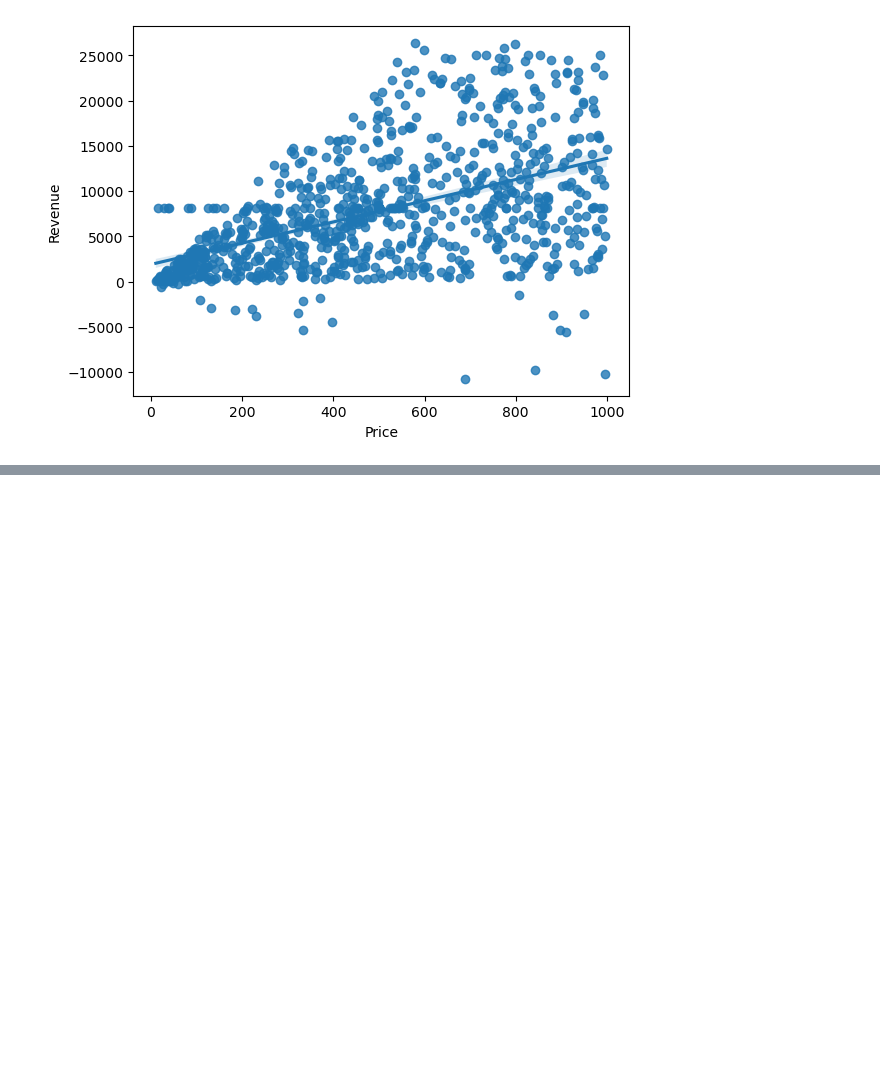
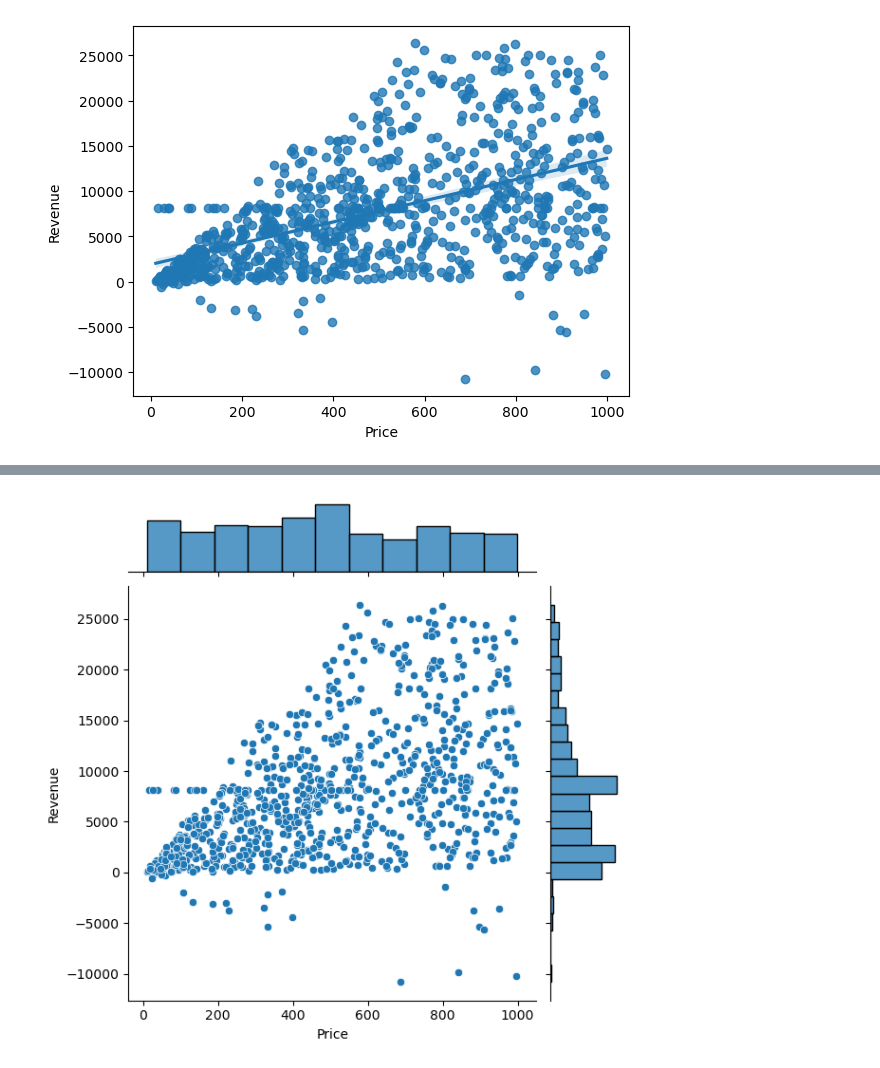
Before and after one commit to HarikaNune82/DSC-Challenges, a Jupyter notebook: Sales Data Challenge.ipynb, the cells around one changed output, grey strips where cells are left out. Drawn from its saved outputs; the diff is of its cells as text; code cells hidden in the pictures; blank space fills up the shorter version.

```diff
--- a/Sales Data Challenge.ipynb
+++ b/Sales Data Challenge.ipynb
@@ -304,0 +311,5 @@ plt.show()
+# %%
+sns.jointplot(data=dataset, x='Price', y='Revenue')
+plt.show()
+# %% [output]
+[figure, added]
```
Also changed, not shown: parts of 1 cell of this notebook.
